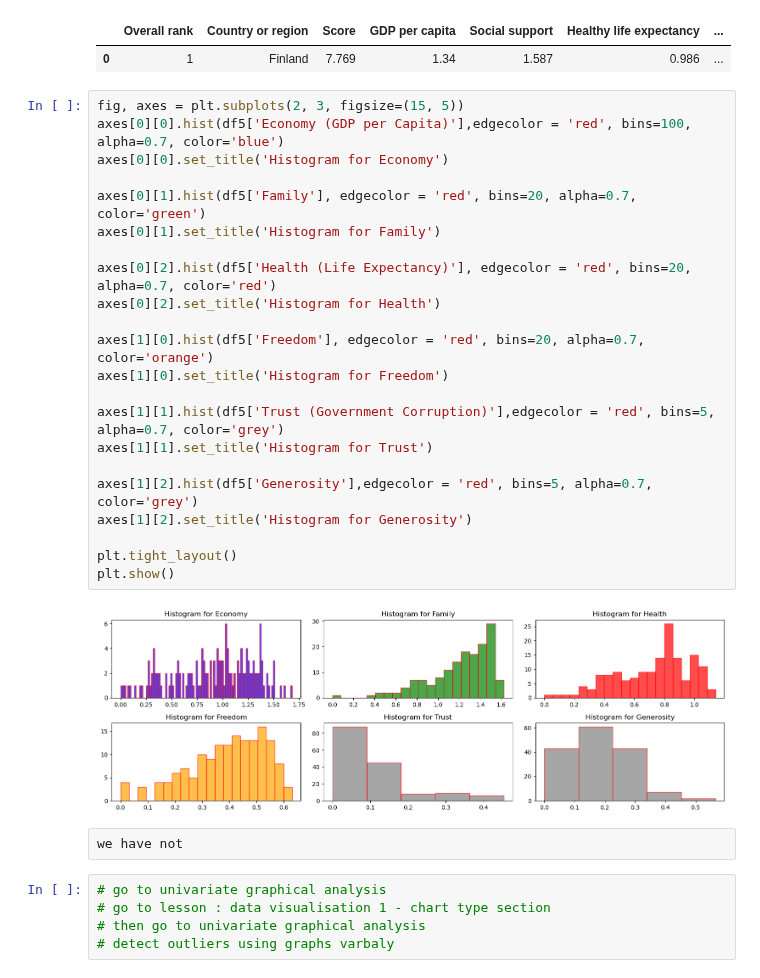
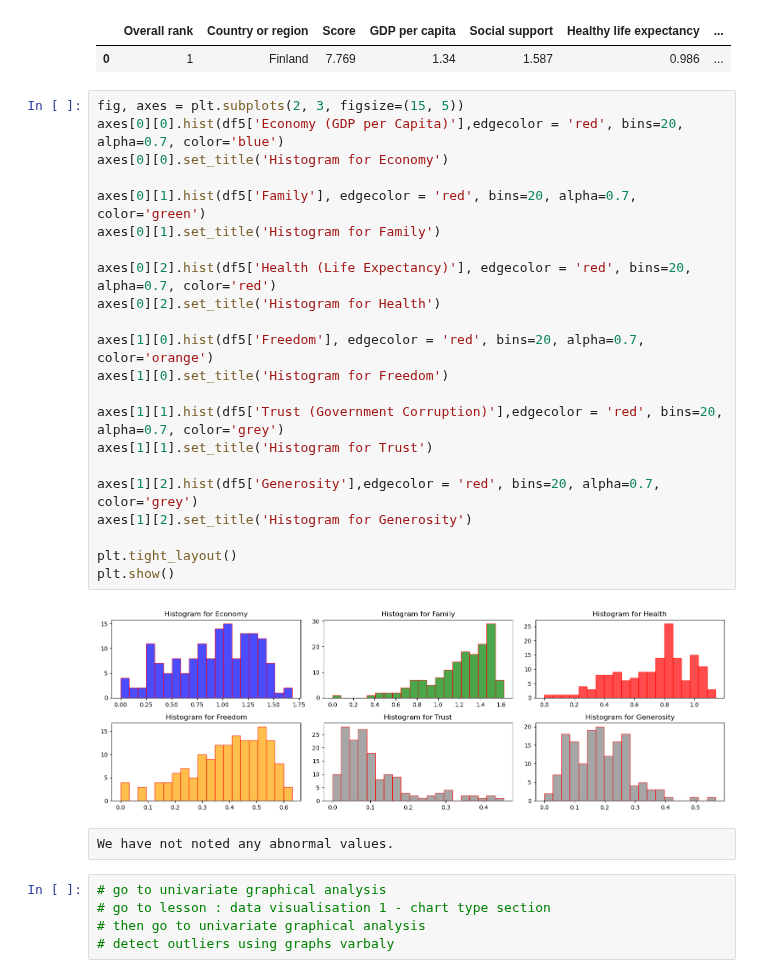
Before and after one commit to Tuwaiq-DS-ML-bootcamp-V-7/Usecase-2, a Jupyter notebook: EDA templateAsh (1).ipynb, the cells around one changed output. Drawn from its saved outputs; the diff is of its cells as text.

```diff
--- a/EDA templateAsh (1).ipynb
+++ b/EDA templateAsh (1).ipynb
@@ -878,30 +878,30 @@ df5.head(1)
 | 0 | 1 | Finland | 7.769 | 1.34 | 1.587 | 0.986 | ... |
 # %%
 fig, axes = plt.subplots(2, 3, figsize=(15, 5))
-axes[0][0].hist(df5['Economy (GDP per Capita)'],edgecolor = 'red', bins=100, alpha=0.7, color='blue')
+axes[0][0].hist(df5['Economy (GDP per Capita)'],edgecolor = 'red', bins=20, alpha=0.7, color='blue')
 axes[0][0].set_title('Histogram for Economy')
 
 axes[0][1].hist(df5['Family'], edgecolor = 'red', bins=20, alpha=0.7, color='green')
 axes[0][1].set_title('Histogram for Family')
 
 axes[0][2].hist(df5['Health (Life Expectancy)'], edgecolor = 'red', bins=20, alpha=0.7, color='red')
 axes[0][2].set_title('Histogram for Health')
 
 axes[1][0].hist(df5['Freedom'], edgecolor = 'red', bins=20, alpha=0.7, color='orange')
 axes[1][0].set_title('Histogram for Freedom')
 
-axes[1][1].hist(df5['Trust (Government Corruption)'],edgecolor = 'red', bins=5, alpha=0.7, color='grey')
+axes[1][1].hist(df5['Trust (Government Corruption)'],edgecolor = 'red', bins=20, alpha=0.7, color='grey')
 axes[1][1].set_title('Histogram for Trust')
 
-axes[1][2].hist(df5['Generosity'],edgecolor = 'red', bins=5, alpha=0.7, color='grey')
+axes[1][2].hist(df5['Generosity'],edgecolor = 'red', bins=20, alpha=0.7, color='grey')
 axes[1][2].set_title('Histogram for Generosity')
 
 plt.tight_layout()
 plt.show()
 # %% [output]
-[figure, old version]
+[figure, new version]
 # %% [raw]
-we have not
+We have not noted any abnormal values.
 # %%
 # go to univariate graphical analysis
 # go to lesson : data visualisation 1 - chart type section
```
Also changed, not shown: parts of 4 cells of this notebook.
